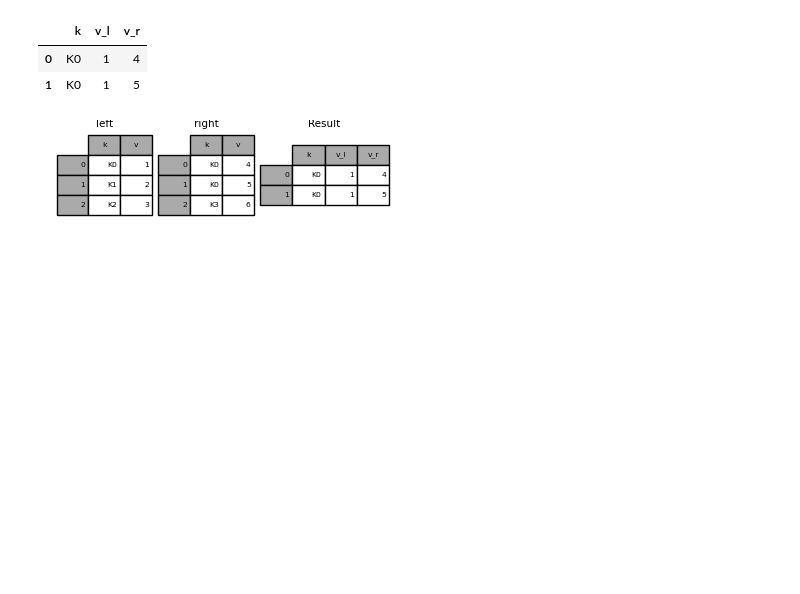
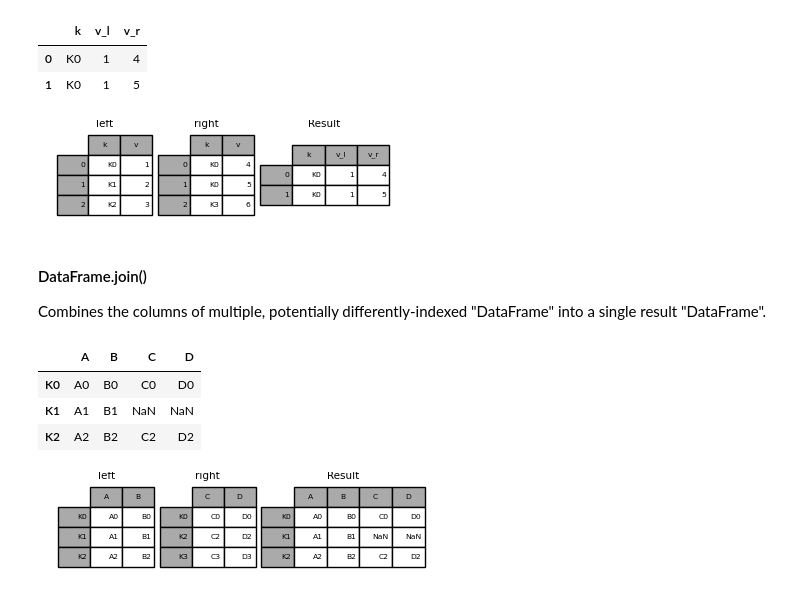
Before and after one commit to SiddheshDaphane/Data-Analysis-in-Python, a Jupyter notebook: Everything-about-Numpy-and-Pandas/Basic_to_advance_pandas.ipynb, the cells around one changed output. Saved outputs shown, nothing was run; the diff lists cells and outputs as text; code cells hidden in the pictures; blank space fills up the shorter version.

```diff
--- a/Everything-about-Numpy-and-Pandas/Basic_to_advance_pandas.ipynb
+++ b/Everything-about-Numpy-and-Pandas/Basic_to_advance_pandas.ipynb
@@ -2421,3 +2421,31 @@ result
 | 1 | K0 | 1 | 5 |
 # %% [markdown]
 ![image.png](attachment:image.png)
+# %% [markdown]
+#### DataFrame.join()
+Combines the columns of multiple, potentially differently-indexed "DataFrame" into a single result "DataFrame".
+# %%
+left = pd.DataFrame(
+    {
+        "A": ["A0","A1","A2"],
+        "B": ["B0","B1","B2"]
+    },
+    index=["K0","K1","K2"]
+)
+
+right = pd.DataFrame(
+    {"C":["C0","C2","C3"],
+     "D":["D0","D2","D3"]
+     },
+     index=["K0","K2","K3"]
+)
+# %%
+result = left.join(right)
+result
+# %% [output]
+|  | A | B | C | D |
+| K0 | A0 | B0 | C0 | D0 |
+| K1 | A1 | B1 | NaN | NaN |
+| K2 | A2 | B2 | C2 | D2 |
+# %% [markdown]
+![image.png](attachment:image.png)
```
